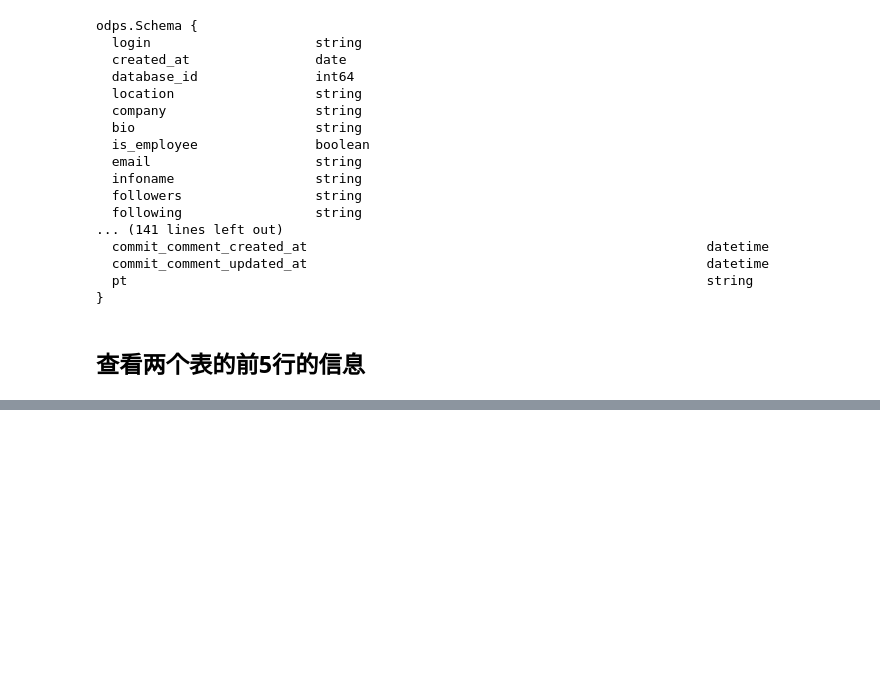
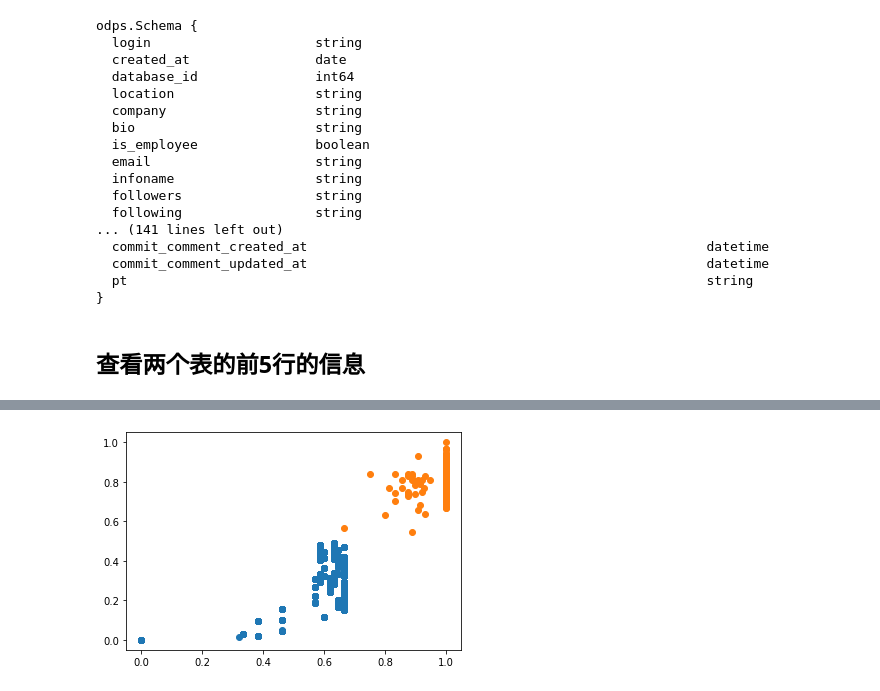
Before and after one commit to pry666/social-computing, a Jupyter notebook: final.ipynb, the cells around one changed output, grey strips where cells are left out. Cells and saved outputs as stored; diff of their text form; code cells hidden in the pictures; blank space fills up the shorter version.

```diff
--- a/final.ipynb
+++ b/final.ipynb
@@ -43,0 +142,29 @@ github_log.head(1)
+# %%
+for i in range(len(bot2m)):
+    for j in range(i+1,len(bot2m)):
+        sen1 = bot2m[i]
+        sen2 = bot2m[j]
+        botjc.append(jeccard(sen1,sen2))
+        botlc.append(levendis(sen1,sen2))
+# %%
+name3 = []
+message3 = []
+# %%
+with o.execute_sql('select distinct push_commits_name,push_commits_message from ods_github_log where repo_name = \'Chia-Network/chia-blockchain\' and pt == \'20211101\'').open_reader(tunnel = True) as reader:
+    for record in reader:
+        name3.append(record[0])
+        message3.append(record[1])
+# %%
+for i in range(len(message3[-2])):
+    for j in range(i+1,len(message3[-2])):
+        sen1 = message3[-2][i]
+        sen2 = message3[-2][j]
+        humanjc.append(jeccard(sen1,sen2))
+        humanlc.append(levendis(sen1,sen2))
+# %%
+import matplotlib.pyplot as plt
+plt.scatter(botjc,botlc)
+plt.scatter(humanjc,humanlc)
+plt.show()
+# %% [output]
+[figure, added]
```
Also changed, not shown: parts of 53 cells of this notebook.
